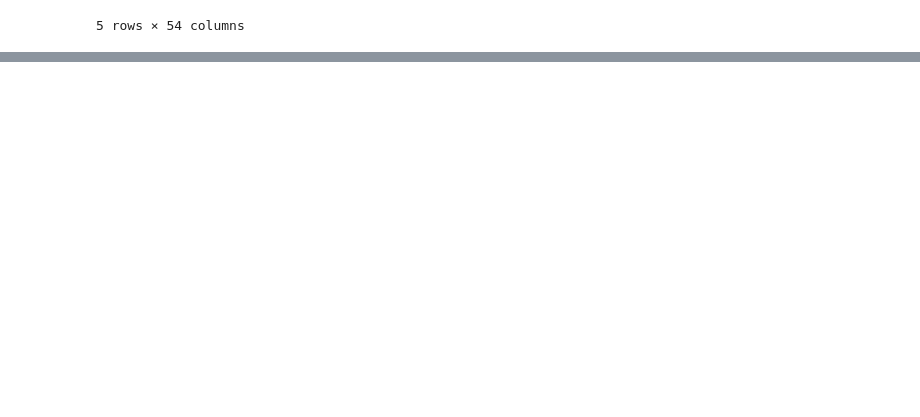
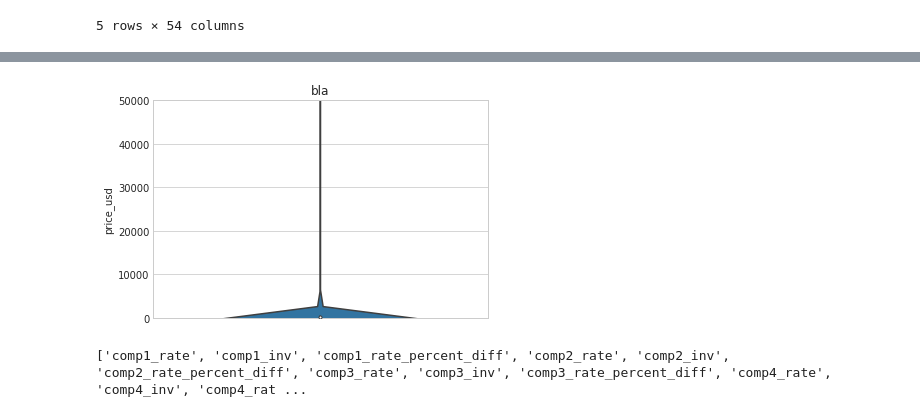
Before and after one commit to hannaheyer/Dmt, a Jupyter notebook: Prac2/Datamining_Exploration_julian.ipynb, the cells around one changed output, grey strips where cells are left out. Drawn from its saved outputs; the diff is of its cells as text; code cells hidden in the pictures; blank space fills up the shorter version.

```diff
--- a/Prac2/Datamining_Exploration_julian.ipynb
+++ b/Prac2/Datamining_Exploration_julian.ipynb
@@ -92,0 +195,23 @@ plt.xticks(range(len(d)),d.keys(),rotation=90)
+# %%
+def violin_plot(data, var_name, name, lolim=None, hilim=None):
+    accs = []
+    if lolim and not hilim:
+        plt.ylim(ymin=lolim)
+    elif hilim and not lolim:
+        plt.ylim(ymax=hilim)
+    elif hilim and lolim:
+        plt.ylim(lolim, hilim)
+    ax = sns.violinplot(y=data[var_name])
+    plt.ylabel(var_name)
+    plt.title('{}'.format(name))
+    #plt.savefig(name+'_fold.png')
+    plt.show()
+# %%
+
+violin_plot(expedia_df, 'price_usd', 'bla',hilim=1000)
+# %% [output]
+[figure, added]
+# %%
+print(comp_vars)
+# %% [output]
+['comp1_rate', 'comp1_inv', 'comp1_rate_percent_diff', 'comp2_rate', 'comp2_inv', 'comp2_rate_percent_diff', 'comp3_rate', 'comp3_inv', 'comp3_rate_percent_diff', 'comp4_rate', 'comp4_inv', 'comp4_rat ...
```
Also changed, not shown: parts of 11 cells of this notebook.
